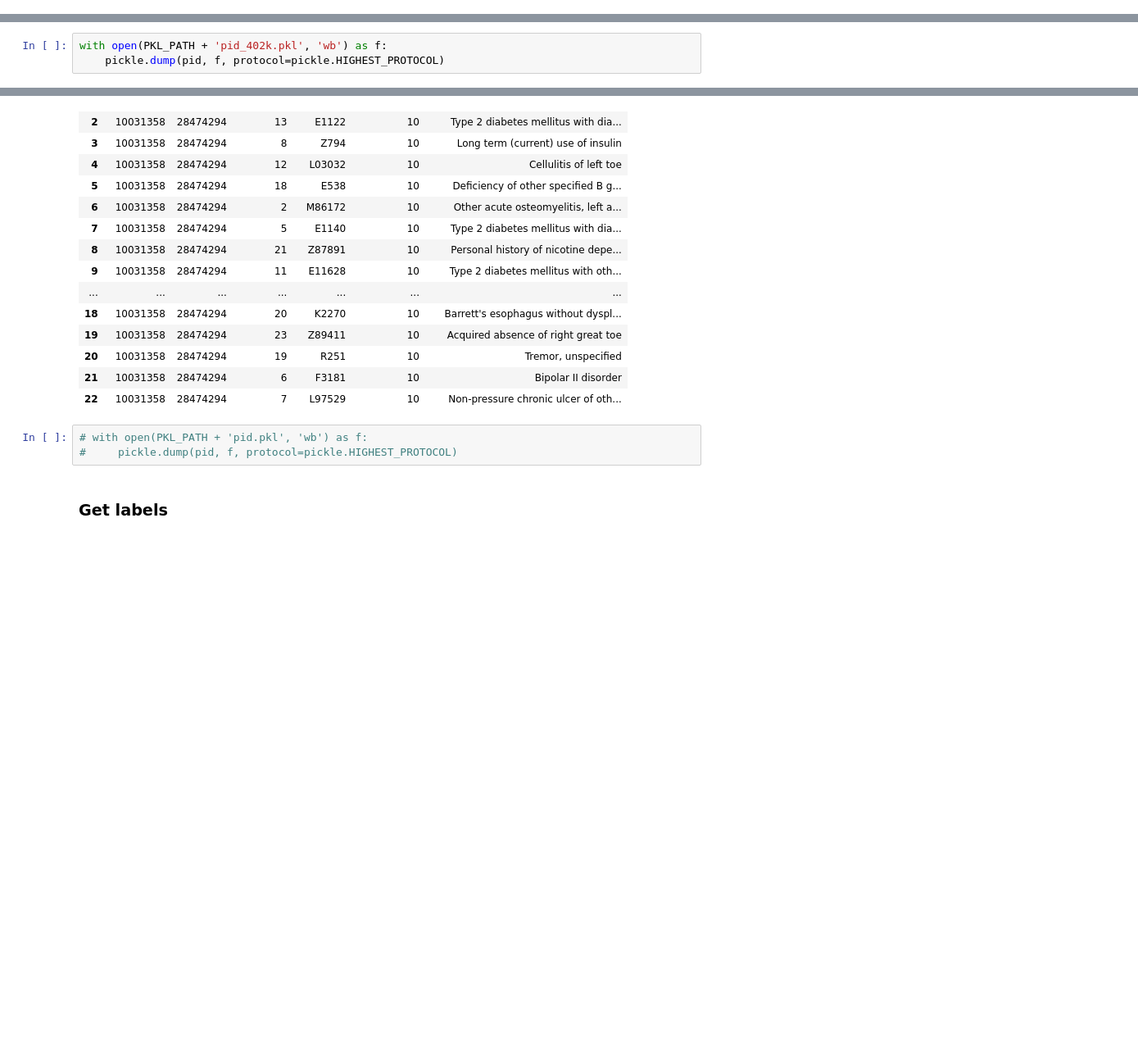
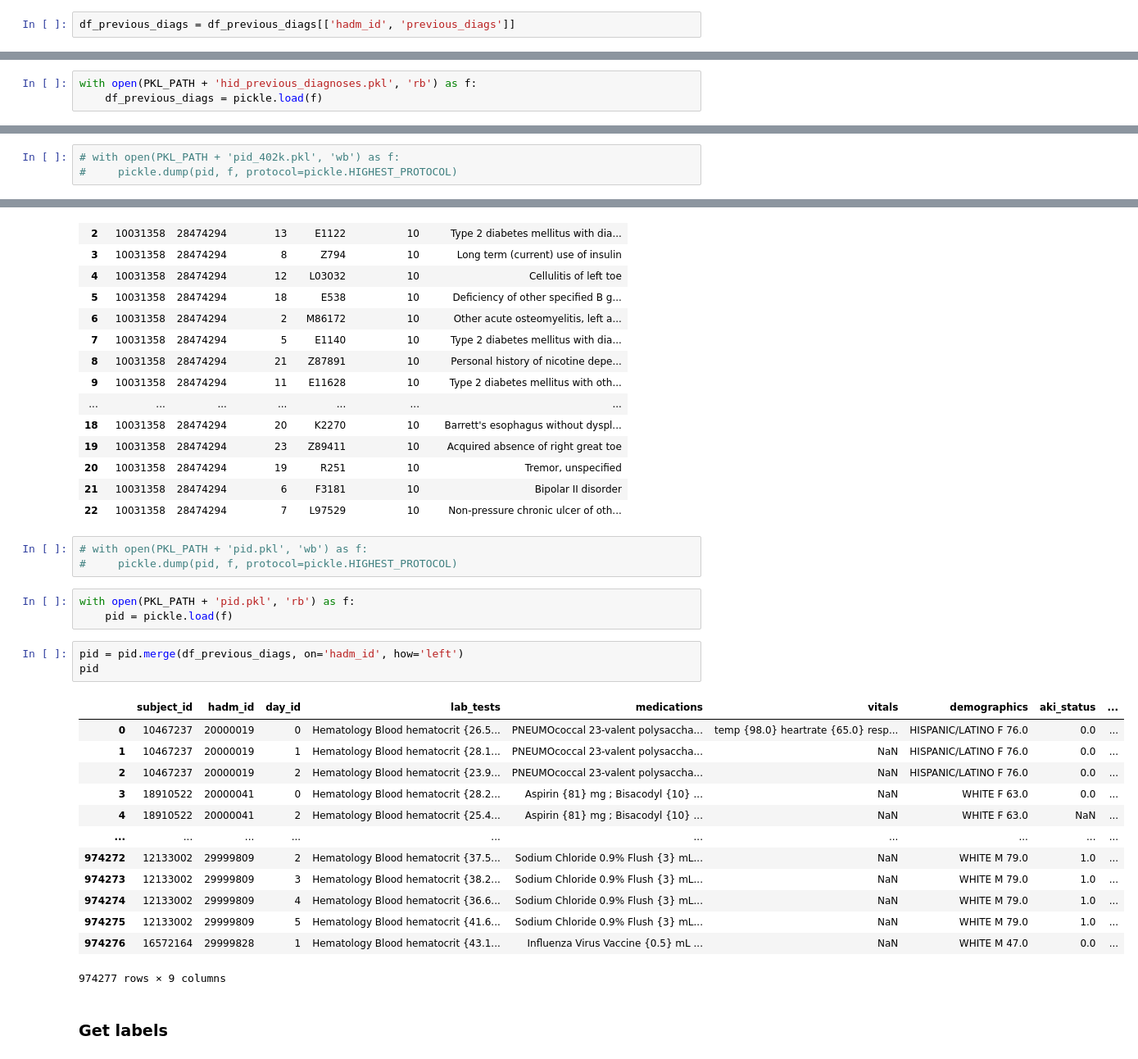
Before and after one commit to maslenkovas/aki_prediction, a Jupyter notebook: preprocessing.ipynb, the cells around one changed output, grey strips where cells are left out. Shown at 82% size. Drawn from its saved outputs; the diff is of its cells as text; blank space fills up the shorter version.

```diff
--- a/preprocessing.ipynb
+++ b/preprocessing.ipynb
@@ -1456,0 +1459,2 @@ get_previous_diagnoses(25661012)
+# %%
+df_previous_diags = df_previous_diags[['hadm_id', 'previous_diags']]
@@ -1459,5 +1477,8 @@ get_previous_diagnoses(25661012)
 # %% [markdown]
 ### Loading dataframes
+# %%
+with open(PKL_PATH + 'hid_previous_diagnoses.pkl', 'rb') as f:
+    df_previous_diags = pickle.load(f)
 # %%
 with open(PKL_PATH + 'pid_labevents.pkl', 'rb') as f:
     pid_labevents = pickle.load(f)
@@ -1608,8 +1629,8 @@ pid.hadm_id.unique().shape[0]
 # %% [output]
 402338
 # %%
-with open(PKL_PATH + 'pid_402k.pkl', 'wb') as f:
-    pickle.dump(pid, f, protocol=pickle.HIGHEST_PROTOCOL)
+# with open(PKL_PATH + 'pid_402k.pkl', 'wb') as f:
+#     pickle.dump(pid, f, protocol=pickle.HIGHEST_PROTOCOL)
 # %% [markdown]
 The graph below shows how many patients had AKI onset on a particular day of their admission. We can see that most of the patients had AKI whithin the first 4-5 weeks (40 days) af their admission. Particulary, the peak is on the fisrt week.
 # %%
@@ -1699,6 +1720,26 @@ data_diagnoses[data_diagnoses.hadm_id==adm].merge(data_icd_diagnoses)
 # %%
 # with open(PKL_PATH + 'pid.pkl', 'wb') as f:
 #     pickle.dump(pid, f, protocol=pickle.HIGHEST_PROTOCOL)
+# %%
+with open(PKL_PATH + 'pid.pkl', 'rb') as f:
+    pid = pickle.load(f)
+# %%
+pid = pid.merge(df_previous_diags, on='hadm_id', how='left')
+pid
+# %% [output]
+|  | subject_id | hadm_id | day_id | lab_tests | medications | vitals | demographics | aki_status | ... |
+| 0 | 10467237 | 20000019 | 0 | Hematology Blood hematocrit {26.5... | PNEUMOcoccal 23-valent polysaccha... | temp {98.0} heartrate {65.0} resp... | HISPANIC/LATINO F 76.0 | 0.0 | ... |
+| 1 | 10467237 | 20000019 | 1 | Hematology Blood hematocrit {28.1... | PNEUMOcoccal 23-valent polysaccha... | NaN | HISPANIC/LATINO F 76.0 | 0.0 | ... |
+| 2 | 10467237 | 20000019 | 2 | Hematology Blood hematocrit {23.9... | PNEUMOcoccal 23-valent polysaccha... | NaN | HISPANIC/LATINO F 76.0 | 0.0 | ... |
+| 3 | 18910522 | 20000041 | 0 | Hematology Blood hematocrit {28.2... | Aspirin {81} mg ; Bisacodyl {10} ... | NaN | WHITE F 63.0 | 0.0 | ... |
+| 4 | 18910522 | 20000041 | 2 | Hematology Blood hematocrit {25.4... | Aspirin {81} mg ; Bisacodyl {10} ... | NaN | WHITE F 63.0 | NaN | ... |
+| ... | ... | ... | ... | ... | ... | ... | ... | ... | ... |
+| 974272 | 12133002 | 29999809 | 2 | Hematology Blood hematocrit {37.5... | Sodium Chloride 0.9% Flush {3} mL... | NaN | WHITE M 79.0 | 1.0 | ... |
+| 974273 | 12133002 | 29999809 | 3 | Hematology Blood hematocrit {38.2... | Sodium Chloride 0.9% Flush {3} mL... | NaN | WHITE M 79.0 | 1.0 | ... |
+| 974274 | 12133002 | 29999809 | 4 | Hematology Blood hematocrit {36.6... | Sodium Chloride 0.9% Flush {3} mL... | NaN | WHITE M 79.0 | 1.0 | ... |
+| 974275 | 12133002 | 29999809 | 5 | Hematology Blood hematocrit {41.6... | Sodium Chloride 0.9% Flush {3} mL... | NaN | WHITE M 79.0 | 1.0 | ... |
+| 974276 | 16572164 | 29999828 | 1 | Hematology Blood hematocrit {43.1... | Influenza Virus Vaccine {0.5} mL ... | NaN | WHITE M 47.0 | 0.0 | ... |
+974277 rows × 9 columns
 # %% [markdown]
 ### Get labels
 # %% [markdown]
```
Also changed, not shown: parts of 79 cells of this notebook, 3 other files.
